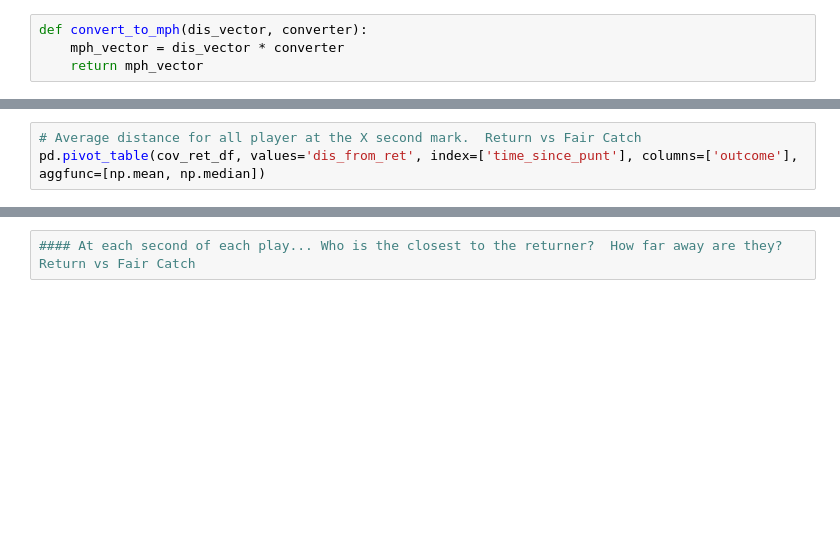
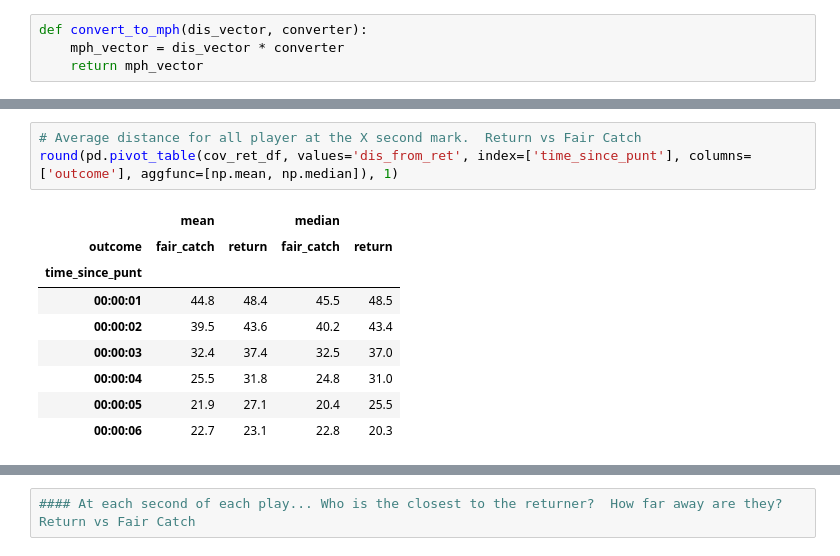
Before and after one commit to mtodisco10/nfl-punt-analytics, a Jupyter notebook: nfl_punt_script.ipynb, the cells around one changed output, grey strips where cells are left out. Cells and saved outputs as stored; diff of their text form; blank space fills up the shorter version.

```diff
--- a/nfl_punt_script.ipynb
+++ b/nfl_punt_script.ipynb
@@ -471,4 +575,14 @@ pd.pivot_table(cov_ret_df.loc[(cov_ret_df.cov_Role == 'GR') | (cov_ret_df.cov_Ro
 # %%
 # Average distance for all player at the X second mark.  Return vs Fair Catch
-pd.pivot_table(cov_ret_df, values='dis_from_ret', index=['time_since_punt'], columns=['outcome'], aggfunc=[np.mean, np.median])
+round(pd.pivot_table(cov_ret_df, values='dis_from_ret', index=['time_since_punt'], columns=['outcome'], aggfunc=[np.mean, np.median]), 1)
+# %% [output]
+|  | mean |  | median |  |
+| outcome | fair_catch | return | fair_catch | return |
+| time_since_punt |  |  |  |  |
+| 00:00:01 | 44.8 | 48.4 | 45.5 | 48.5 |
+| 00:00:02 | 39.5 | 43.6 | 40.2 | 43.4 |
+| 00:00:03 | 32.4 | 37.4 | 32.5 | 37.0 |
+| 00:00:04 | 25.5 | 31.8 | 24.8 | 31.0 |
+| 00:00:05 | 21.9 | 27.1 | 20.4 | 25.5 |
+| 00:00:06 | 22.7 | 23.1 | 22.8 | 20.3 |
 # %%
```
Also changed, not shown: parts of 21 cells of this notebook.
